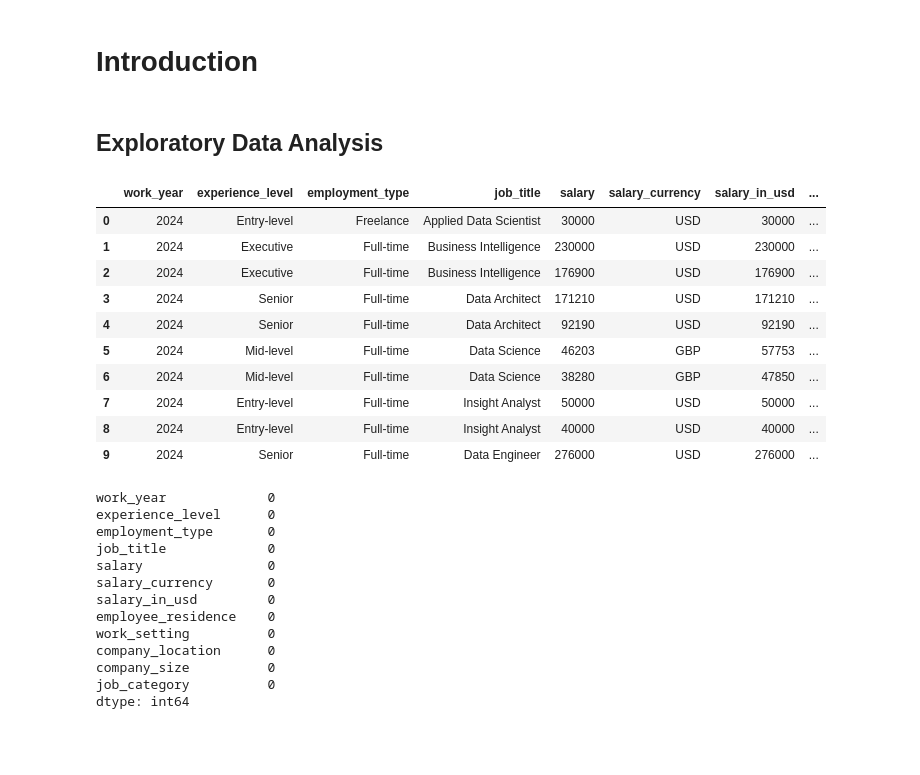
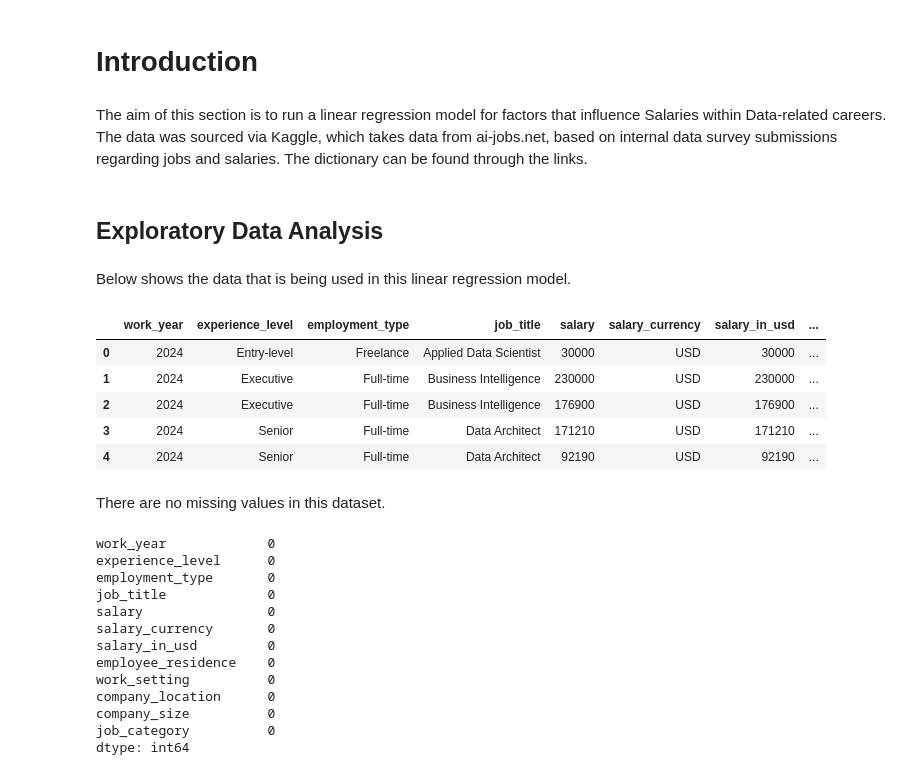
Before and after one commit to bdegouw/ad688-group1-job-market-analysis-f25, a Jupyter notebook: linear_regression.ipynb, the cells around one changed output. Saved outputs shown, nothing was run; the diff lists cells and outputs as text; code cells hidden in the pictures; blank space fills up the shorter version.

```diff
--- a/linear_regression.ipynb
+++ b/linear_regression.ipynb
@@ -30,23 +30,24 @@ import os
 jobdata = pd.read_csv("data/jobs_in_data_2024.csv")
 # %% [markdown]
 # Introduction
+# %% [markdown]
+The aim of this section is to run a linear regression model for factors that influence Salaries within Data-related careers. The data was sourced via Kaggle, which takes data from ai-jobs.net, based on internal data survey submissions regarding jobs and salaries. The dictionary can be found through the links.
 # %% [markdown]
 ## Exploratory Data Analysis
+# %% [markdown]
+Below shows the data that is being used in this linear regression model.
 # %%
 # Display First 10 Rows of Dataset
-jobdata.head(10)
+jobdata.head(5)
 # %% [output]
 |  | work_year | experience_level | employment_type | job_title | salary | salary_currency | salary_in_usd | ... |
 | 0 | 2024 | Entry-level | Freelance | Applied Data Scientist | 30000 | USD | 30000 | ... |
 | 1 | 2024 | Executive | Full-time | Business Intelligence | 230000 | USD | 230000 | ... |
 | 2 | 2024 | Executive | Full-time | Business Intelligence | 176900 | USD | 176900 | ... |
 | 3 | 2024 | Senior | Full-time | Data Architect | 171210 | USD | 171210 | ... |
 | 4 | 2024 | Senior | Full-time | Data Architect | 92190 | USD | 92190 | ... |
-| 5 | 2024 | Mid-level | Full-time | Data Science | 46203 | GBP | 57753 | ... |
-| 6 | 2024 | Mid-level | Full-time | Data Science | 38280 | GBP | 47850 | ... |
-| 7 | 2024 | Entry-level | Full-time | Insight Analyst | 50000 | USD | 50000 | ... |
-| 8 | 2024 | Entry-level | Full-time | Insight Analyst | 40000 | USD | 40000 | ... |
-| 9 | 2024 | Senior | Full-time | Data Engineer | 276000 | USD | 276000 | ... |
+# %% [markdown]
+There are no missing values in this dataset.
 # %%
 # Check for Missing Values
 jobdata.isnull().sum()
```
Also changed, not shown: parts of 20 cells of this notebook, 3 other files.
